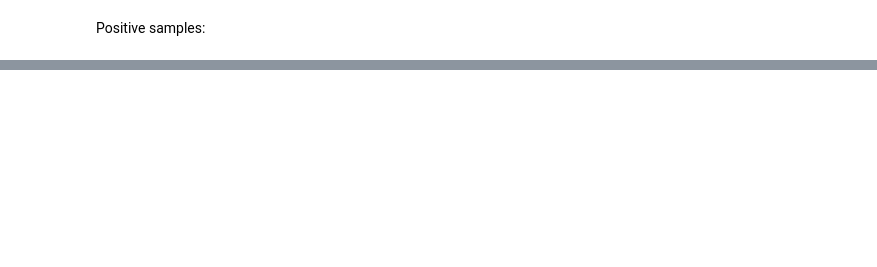
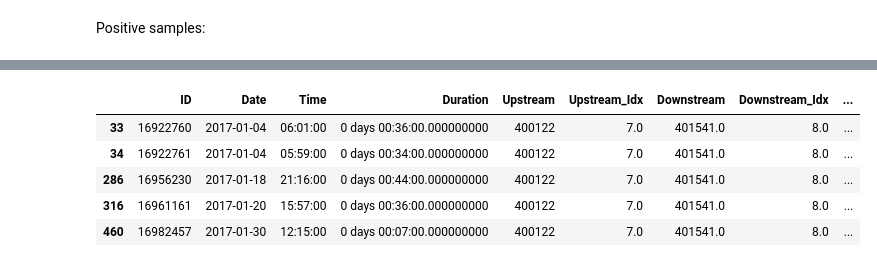
Before and after one commit to hy-lei/A-Hybrid-Approach-for-AID, a Jupyter notebook: TSA-Training.ipynb, the cells around one changed output, grey strips where cells are left out. Cells and saved outputs as stored; diff of their text form; code cells hidden in the pictures; blank space fills up the shorter version.

```diff
--- a/TSA-Training.ipynb
+++ b/TSA-Training.ipynb
@@ -366,0 +382,12 @@ Positive samples:
+# %%
+incidents_B_E = incidents.loc[incidents["Upstream"].isin(["400122"])]
+incidents_B_E_train = incidents_B_E.loc[incidents_B_E["Date"] < datetime.date(2017, 9, 1)]
+# %%
+incidents_B_E.head(5)
+# %% [output]
+|  | ID | Date | Time | Duration | Upstream | Upstream_Idx | Downstream | Downstream_Idx | ... |
+| 33 | 16922760 | 2017-01-04 | 06:01:00 | 0 days 00:36:00.000000000 | 400122 | 7.0 | 401541.0 | 8.0 | ... |
+| 34 | 16922761 | 2017-01-04 | 05:59:00 | 0 days 00:34:00.000000000 | 400122 | 7.0 | 401541.0 | 8.0 | ... |
+| 286 | 16956230 | 2017-01-18 | 21:16:00 | 0 days 00:44:00.000000000 | 400122 | 7.0 | 401541.0 | 8.0 | ... |
+| 316 | 16961161 | 2017-01-20 | 15:57:00 | 0 days 00:36:00.000000000 | 400122 | 7.0 | 401541.0 | 8.0 | ... |
+| 460 | 16982457 | 2017-01-30 | 12:15:00 | 0 days 00:07:00.000000000 | 400122 | 7.0 | 401541.0 | 8.0 | ... |
```
Also changed, not shown: parts of 30 cells of this notebook, 1 other file.
